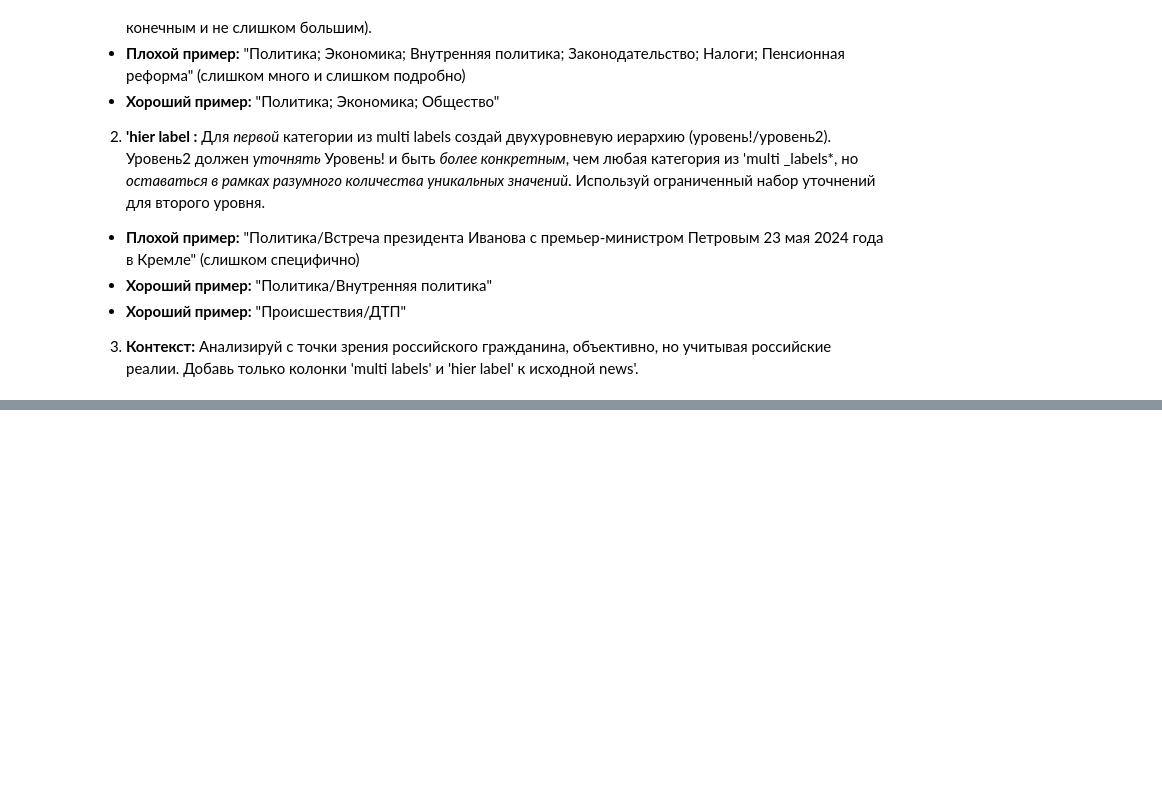
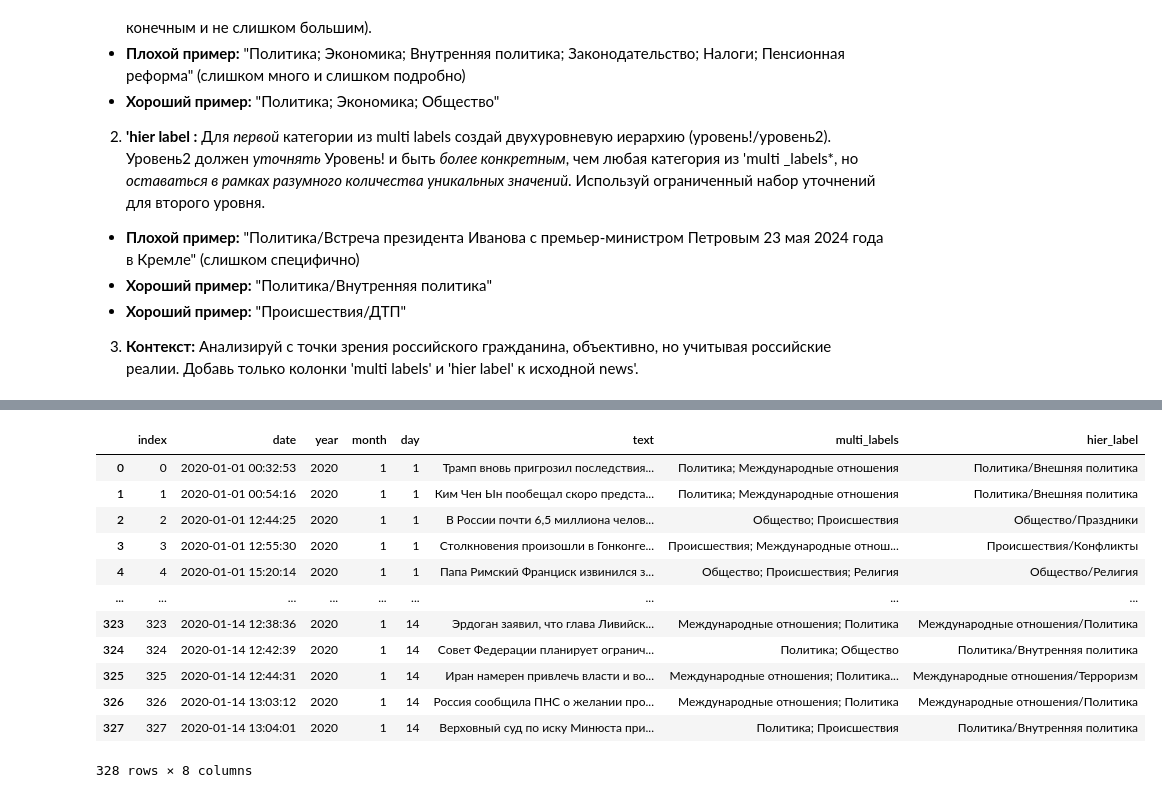
Before and after one commit to maxlyara1/ikanam_news, a Jupyter notebook: learning.ipynb, the cells around one changed output, grey strips where cells are left out. Saved outputs shown, nothing was run; the diff lists cells and outputs as text; code cells hidden in the pictures; blank space fills up the shorter version.

Commit message:
merge_df_added

```diff
--- a/learning.ipynb
+++ b/learning.ipynb
@@ -115,3 +115,6 @@ print("Разбиение завершено.")
 * **Хороший пример:** "Происшествия/ДТП"
 3. **Контекст:** Анализируй с точки зрения российского гражданина, объективно, но учитывая российские реалии.
 Добавь только колонки 'multi labels' и 'hier label' к исходной news'.
+# %%
+labels_df = pd.read_json('result.json')
+labels_df
@@ -117,0 +135,3 @@ print("Разбиение завершено.")
+# %%
+df = pd.read_csv('data/RIA_before_2025.csv').dropna().reset_index(drop=True).reset_index()
+df
@@ -117,0 +152,17 @@ print("Разбиение завершено.")
+# %%
+merged_df = pd.merge(df, labels_df, on='index')
+merged_df
+# %% [output]
+|  | index | date | year | month | day | text | multi_labels | hier_label |
+| 0 | 0 | 2020-01-01 00:32:53 | 2020 | 1 | 1 | Трамп вновь пригрозил последствия... | Политика; Международные отношения | Политика/Внешняя политика |
+| 1 | 1 | 2020-01-01 00:54:16 | 2020 | 1 | 1 | Ким Чен Ын пообещал скоро предста... | Политика; Международные отношения | Политика/Внешняя политика |
+| 2 | 2 | 2020-01-01 12:44:25 | 2020 | 1 | 1 | В России почти 6,5 миллиона челов... | Общество; Происшествия | Общество/Праздники |
+| 3 | 3 | 2020-01-01 12:55:30 | 2020 | 1 | 1 | Столкновения произошли в Гонконге... | Происшествия; Международные отнош... | Происшествия/Конфликты |
+| 4 | 4 | 2020-01-01 15:20:14 | 2020 | 1 | 1 | Папа Римский Франциск извинился з... | Общество; Происшествия; Религия | Общество/Религия |
+| ... | ... | ... | ... | ... | ... | ... | ... | ... |
+| 323 | 323 | 2020-01-14 12:38:36 | 2020 | 1 | 14 | Эрдоган заявил, что глава Ливийск... | Международные отношения; Политика | Международные отношения/Политика |
+| 324 | 324 | 2020-01-14 12:42:39 | 2020 | 1 | 14 | Совет Федерации планирует огранич... | Политика; Общество | Политика/Внутренняя политика |
+| 325 | 325 | 2020-01-14 12:44:31 | 2020 | 1 | 14 | Иран намерен привлечь власти и во... | Международные отношения; Политика... | Международные отношения/Терроризм |
+| 326 | 326 | 2020-01-14 13:03:12 | 2020 | 1 | 14 | Россия сообщила ПНС о желании про... | Международные отношения; Политика | Международные отношения/Политика |
+| 327 | 327 | 2020-01-14 13:04:01 | 2020 | 1 | 14 | Верховный суд по иску Минюста при... | Политика; Происшествия | Политика/Внутренняя политика |
+328 rows × 8 columns
```
Also changed, not shown: parts of 3 cells of this notebook, 1 other file.
